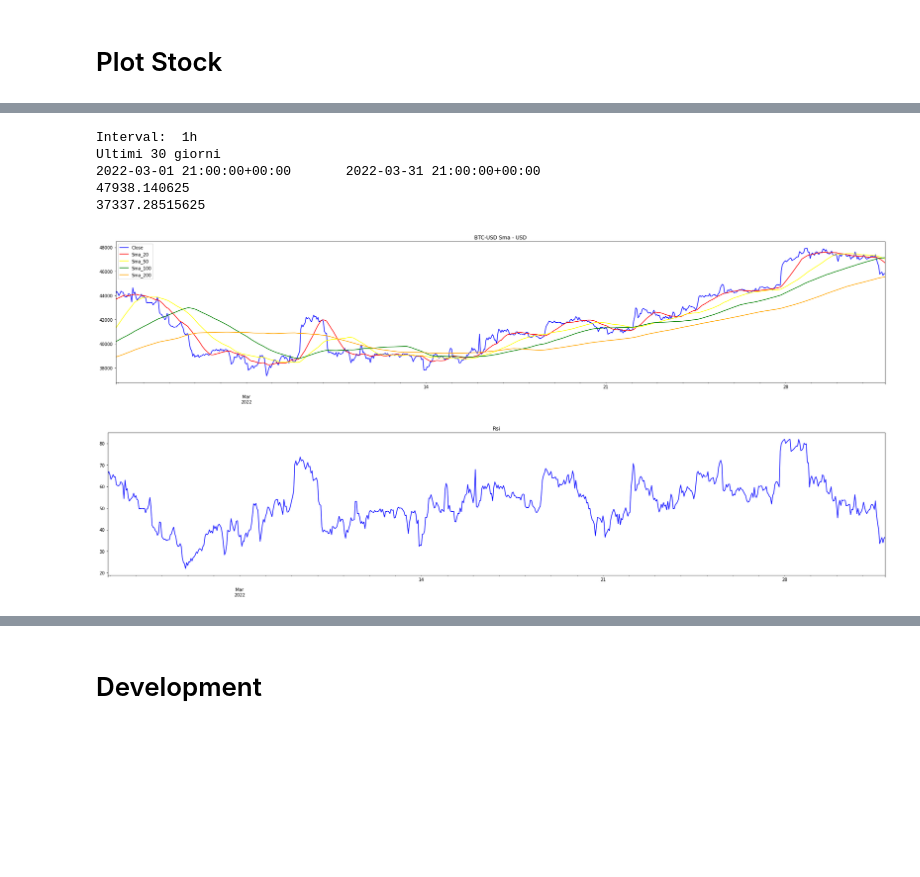
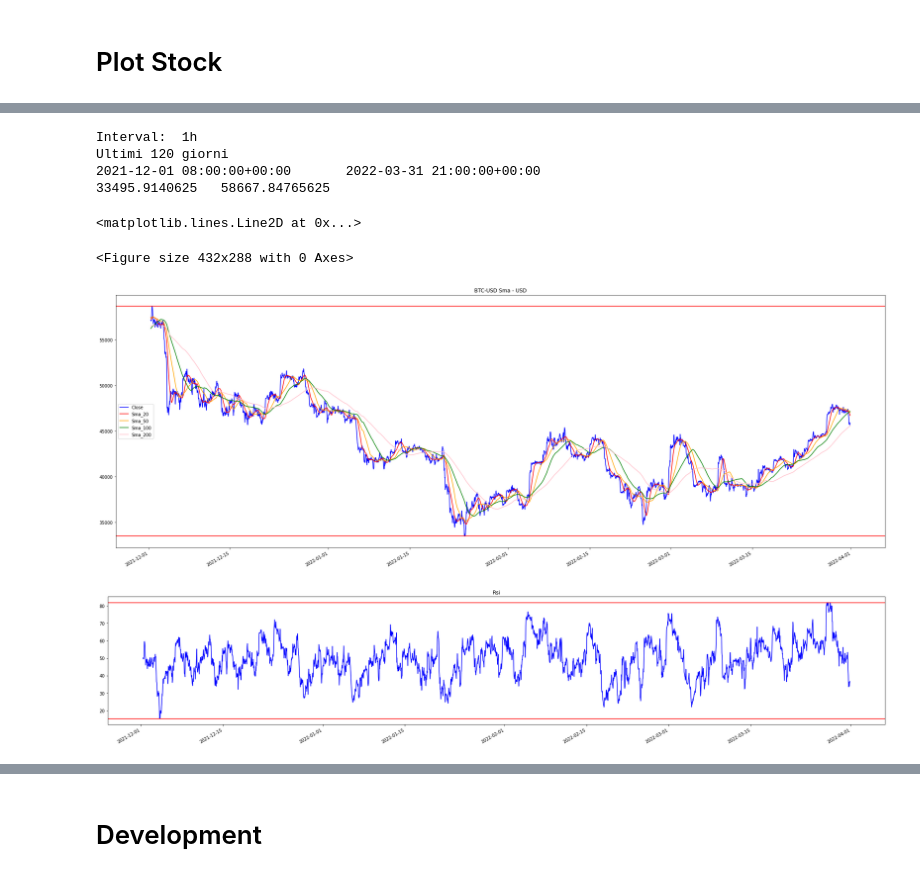
Before and after one commit to MarcoPluchino/2021_FinanceJupyterTutorial, a Jupyter notebook: rbt/notebook/wc_20220329_prova.ipynb, the cells around one changed output, grey strips where cells are left out. Cells and saved outputs as stored; diff of their text form; code cells hidden in the pictures; blank space fills up the shorter version.

Commit message:
ottimizzati plot

```diff
--- a/rbt/notebook/wc_20220329_prova.ipynb
+++ b/rbt/notebook/wc_20220329_prova.ipynb
@@ -10,7 +10,7 @@ sys.path.append(os.path.abspath("../../")) # My .py library
 import rbt.py.excel as exc
 from rbt.py.index import Index
 # COLORS
-color       = ['blue','red','yellow','green','orange','brown']
+color       = ['blue','red','orange','green','pink','brown']
 # READ SWC
 swc         = exc.Swc(enable=False, SWC_file=os.path.abspath("../../SWC.xlsx"), verbose=False)
 swc.read()
@@ -32,11 +32,14 @@ Today:  2022-04-01
 # %%
 # DOWNLAOD Data Frame
 # INPUT
-tickers     ="BTC-USD"
-interval    ='1h'
+tickers_list     =["BTC-USD","ETH-USD"]
+interval        ='1h'
 print("start ='",start.strftime(("%Y-%m-%d")),"'") #
 print("end ='",end.strftime(("%Y-%m-%d")),"'")
-stock       = yf.download(tickers = tickers,group_by = 'ticker',start=start.strftime(("%Y-%m-%d")) , end=end.strftime(("%Y-%m-%d")),interval=interval)
+stock           = yf.download(tickers = tickers_list,group_by = 'ticker',start=start.strftime(("%Y-%m-%d")) , end=end.strftime(("%Y-%m-%d")),interval=interval)
+tickers         = tickers_list[0]
+print(tickers_list,tickers,sep='\n')
+stock           = stock[tickers]
 # %% [output]
 start =' 2020-04-03 '
 end =' 2022-04-01 '
@@ -80,25 +110,32 @@ Interval:  1h
 # %%
-# LAST sample
+# LAST samples
 h = 24 # sample
 d = 30 # days
-m = 1  # months
+m = 4  # months
 print("Interval: ",interval)
-sample = h * d * m
+sample  = h * d * m
 print(f"Ultimi {d*m} giorni")
+min,max = stock['Close'].tail(sample).min(),stock['Close'].tail(sample).max()
 print(stock['Close'].index[-1-sample],stock['Close'].index[-1],sep='\t')
-print(stock['Close'].tail(sample).max())
-print(stock['Close'].tail(sample).min())
+print(min,max,sep='\t')
+plt.figure()
+pl1     = stock[['Close','Sma_20','Sma_50','Sma_100','Sma_200']].tail(sample).plot(subplots=False, color=color ,figsize=(32,12),title=f'{tickers} Sma - USD')
+plt.axhline(y=min, color='r', linestyle='-')
+plt.axhline(y=max, color='r', linestyle='-')
 
-pl1 = stock[['Close','Sma_20','Sma_50','Sma_100','Sma_200']].tail(sample).plot(subplots=False, color=color ,figsize=(32,6),title=f'{tickers} Sma - USD')
 plt.figure()
-pl2 = stock['Rsi_24'].tail(sample).plot(subplots=False, color=color ,figsize=(32,6),title='Rsi')
+pl2     = stock['Rsi_24'].tail(sample).plot(subplots=False, color=color ,figsize=(32,6),title='Rsi')
+min,max = stock['Rsi_24'].tail(sample).min(),stock['Rsi_24'].tail(sample).max()
+plt.axhline(y=min, color='r', linestyle='-')
+plt.axhline(y=max, color='r', linestyle='-')
 # %% [output]
 Interval:  1h
-Ultimi 30 giorni
-2022-03-01 21:00:00+00:00       2022-03-31 21:00:00+00:00
-47938.140625
-37337.28515625
+Ultimi 120 giorni
+2021-12-01 08:00:00+00:00       2022-03-31 21:00:00+00:00
+33495.9140625   58667.84765625
+<matplotlib.lines.Line2D at 0x...>
+<Figure size 432x288 with 0 Axes>
-[figure, old version]
+[figure, new version]
-[figure, old version]
+[figure, new version]
 # %%
 # FROM DATE TO DATE
```
Also changed, not shown: parts of 6 cells of this notebook, 1 other file.
